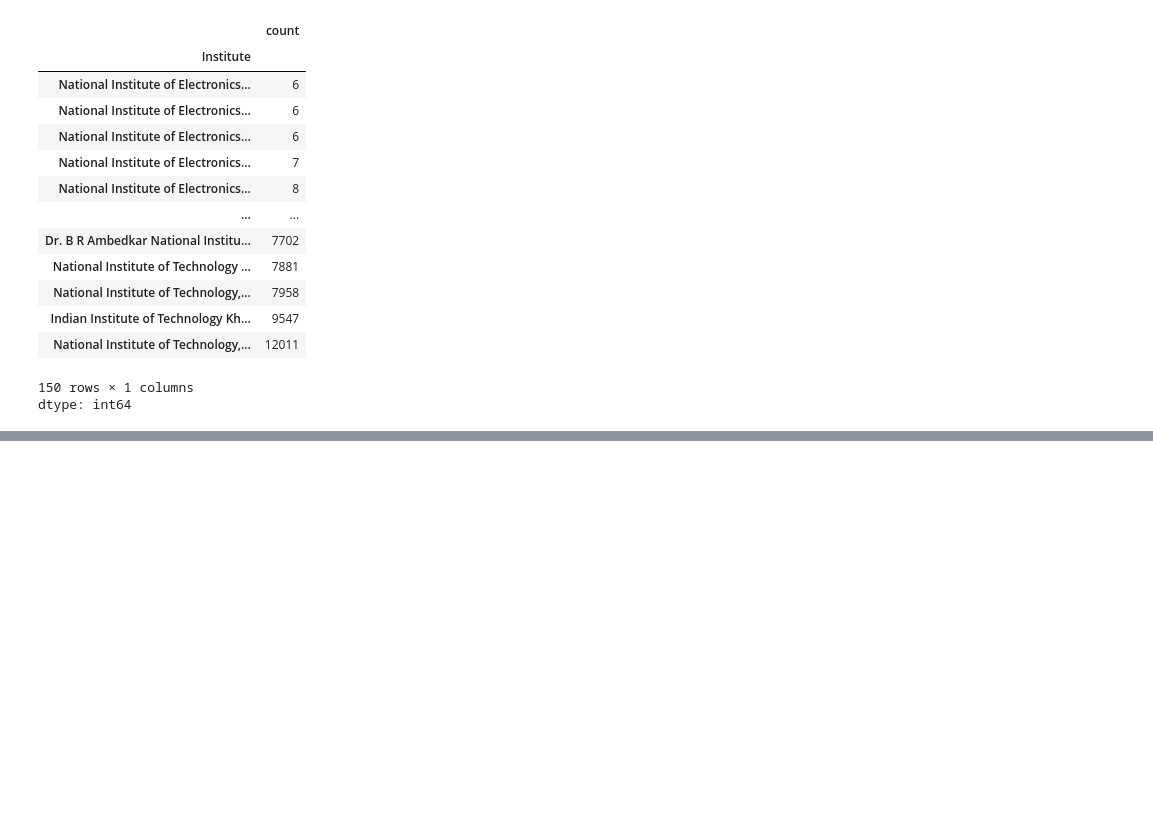
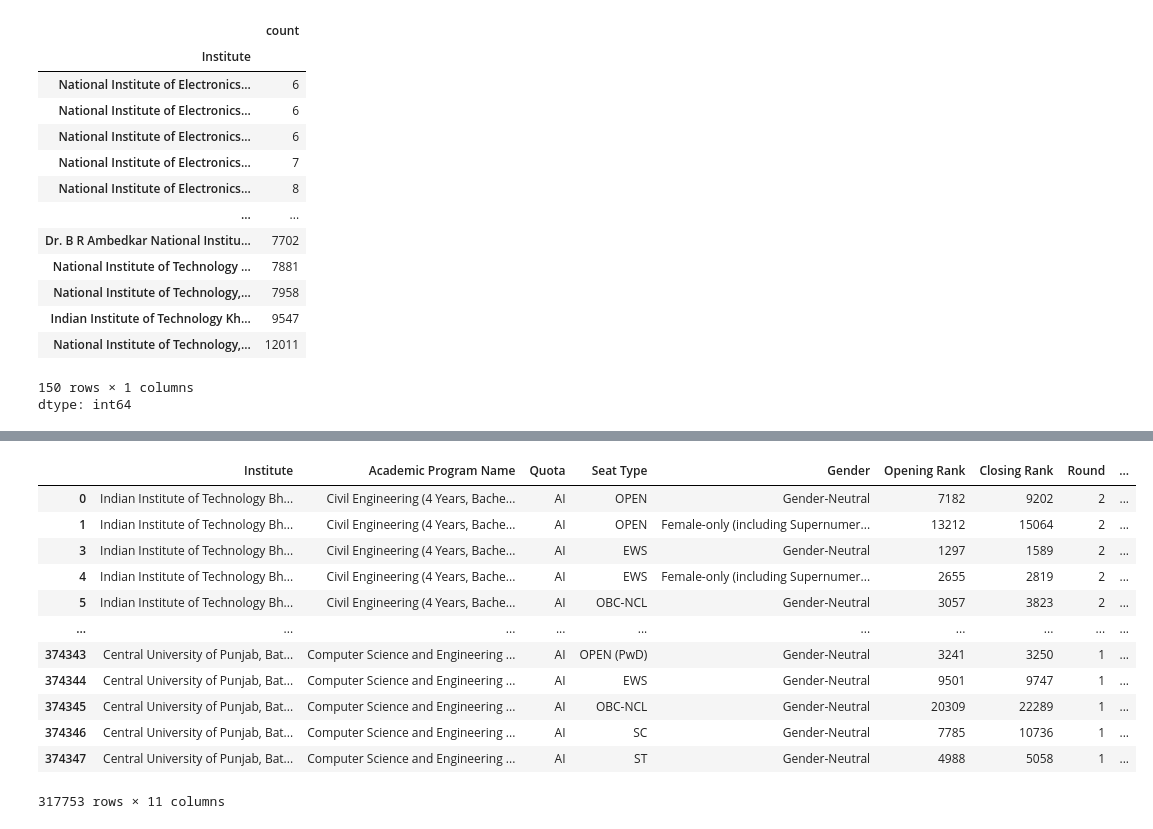
Before and after one commit to ShreshthaPandey/JOSAA-collage-predictor, a Jupyter notebook: clg_predictor.ipynb, the cells around one changed output, grey strips where cells are left out. Drawn from its saved outputs; the diff is of its cells as text; code cells hidden in the pictures; blank space fills up the shorter version.

Commit message:
total data cleaning done now do feature engineering

```diff
--- a/clg_predictor.ipynb
+++ b/clg_predictor.ipynb
@@ -917,0 +934,9 @@ dtype: int64
+# %%
+# Check exact values with repr
+print(df['Seat Type'].apply(repr).value_counts().head(10))
+
+# Fix — strip whitespace and standardise
+df['Seat Type'] = df['Seat Type'].str.strip()
+
+# Check again
+print(df['Seat Type'].value_counts())
@@ -917,0 +961,18 @@ dtype: int64
+# %%
+import re
+
+# 1. Clean whitespace first
+df['Seat Type'] = df['Seat Type'].str.strip()
+
+# 2. Extract PwD flag
+df['is_pwd'] = df['Seat Type'].str.contains('PwD', case=False).astype(int)
+
+# 3. Extract clean base category
+df['category'] = df['Seat Type'].str.replace(r'\s*\(PwD\)', '',
+                                              regex=True).str.strip()
+
+# 4. Verify
+print(df[['Seat Type', 'category', 'is_pwd']].value_counts())
+print(f"\nUnique categories: {df['category'].unique()}")
+print(f"PwD rows: {df['is_pwd'].sum():,}")
+print(f"Non-PwD rows: {(df['is_pwd']==0).sum():,}")
@@ -917,0 +1025,8 @@ dtype: int64
+# %%
+df['seat_type_main'] = (
+    df['Seat Type']
+    .str.replace(r'\s*\(PwD\)', '', regex=True)
+    .str.strip()
+)
+
+print(df[['Seat Type', 'seat_type_main', 'is_pwd']].drop_duplicates())
@@ -917,0 +1045,22 @@ dtype: int64
+# %%
+df['Category'] = (
+    df['Seat Type']
+    .str.replace(r'\s*\(PwD\)', '', regex=True)
+    .str.strip()
+)
+# %%
+df.drop(columns={'category' ,'seat_type_main' })
+# %% [output]
+|  | Institute | Academic Program Name | Quota | Seat Type | Gender | Opening Rank | Closing Rank | Round | ... |
+| 0 | Indian Institute of Technology Bh... | Civil Engineering (4 Years, Bache... | AI | OPEN | Gender-Neutral | 7182 | 9202 | 2 | ... |
+| 1 | Indian Institute of Technology Bh... | Civil Engineering (4 Years, Bache... | AI | OPEN | Female-only (including Supernumer... | 13212 | 15064 | 2 | ... |
+| 3 | Indian Institute of Technology Bh... | Civil Engineering (4 Years, Bache... | AI | EWS | Gender-Neutral | 1297 | 1589 | 2 | ... |
+| 4 | Indian Institute of Technology Bh... | Civil Engineering (4 Years, Bache... | AI | EWS | Female-only (including Supernumer... | 2655 | 2819 | 2 | ... |
+| 5 | Indian Institute of Technology Bh... | Civil Engineering (4 Years, Bache... | AI | OBC-NCL | Gender-Neutral | 3057 | 3823 | 2 | ... |
+| ... | ... | ... | ... | ... | ... | ... | ... | ... | ... |
+| 374343 | Central University of Punjab, Bat... | Computer Science and Engineering ... | AI | OPEN (PwD) | Gender-Neutral | 3241 | 3250 | 1 | ... |
+| 374344 | Central University of Punjab, Bat... | Computer Science and Engineering ... | AI | EWS | Gender-Neutral | 9501 | 9747 | 1 | ... |
+| 374345 | Central University of Punjab, Bat... | Computer Science and Engineering ... | AI | OBC-NCL | Gender-Neutral | 20309 | 22289 | 1 | ... |
+| 374346 | Central University of Punjab, Bat... | Computer Science and Engineering ... | AI | SC | Gender-Neutral | 7785 | 10736 | 1 | ... |
+| 374347 | Central University of Punjab, Bat... | Computer Science and Engineering ... | AI | ST | Gender-Neutral | 4988 | 5058 | 1 | ... |
+317753 rows × 11 columns
```
Also changed, not shown: parts of 8 cells of this notebook.
